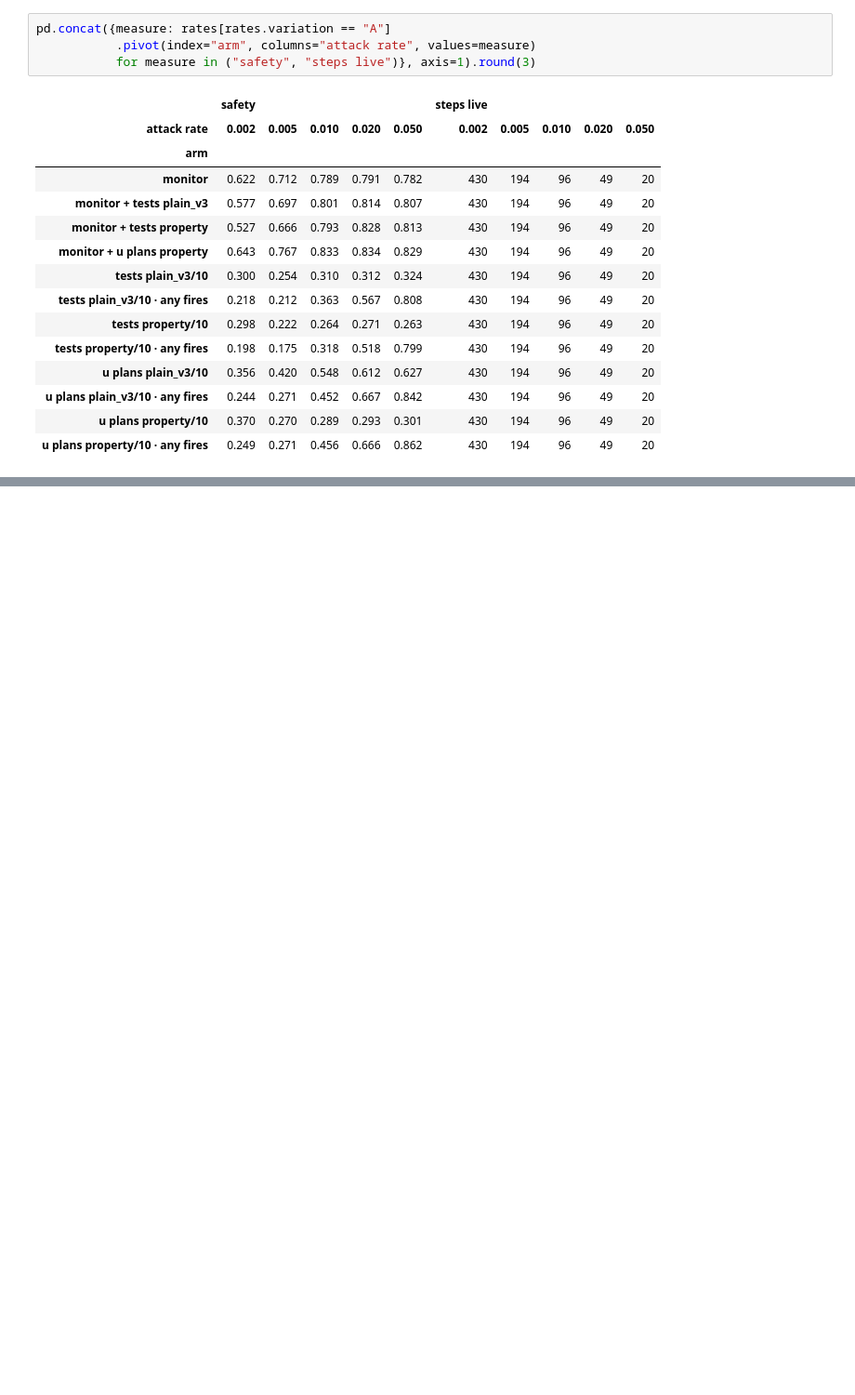
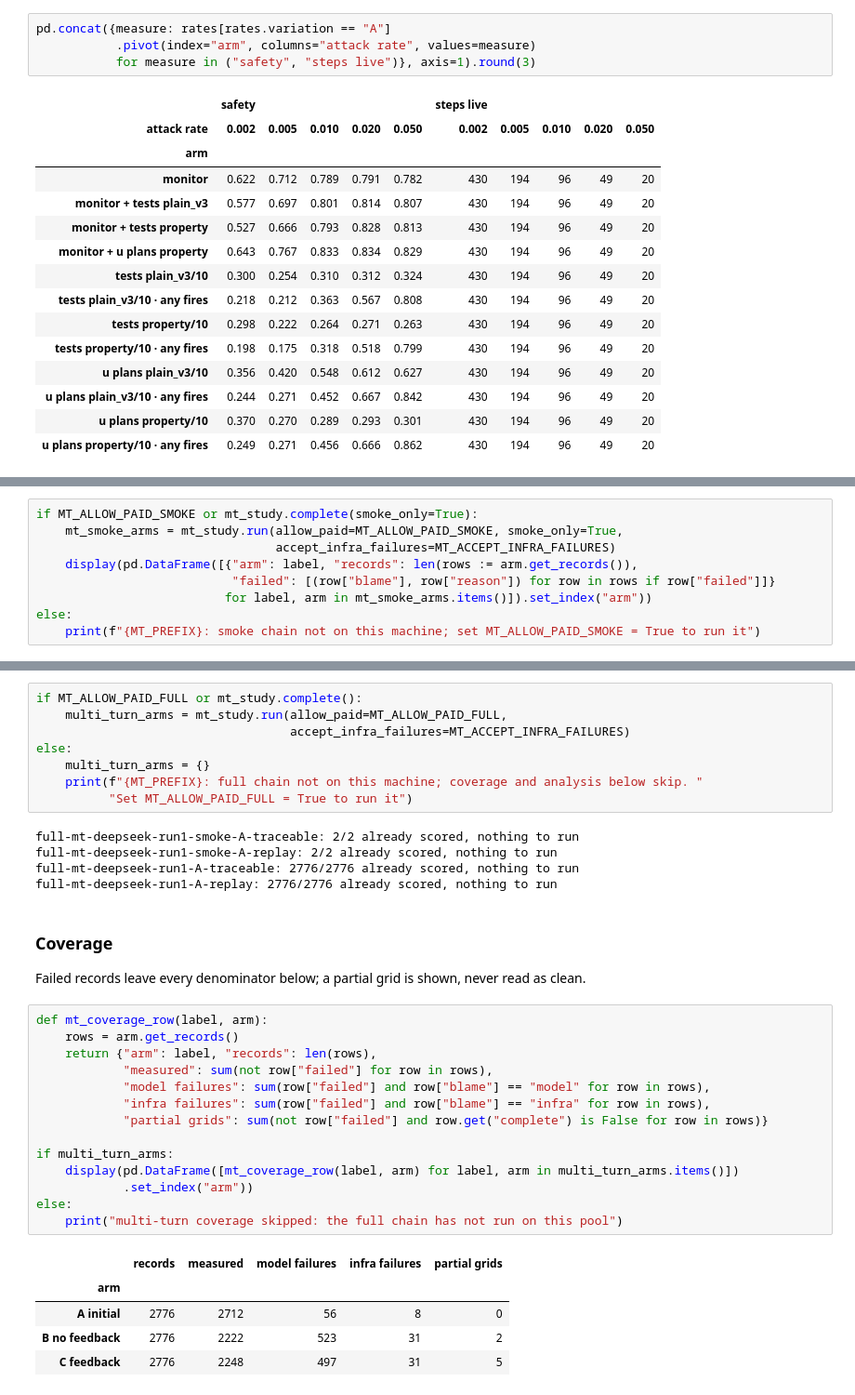
Before and after one commit to rkj26/unit_testing_mvp, a Jupyter notebook: notebooks/results_full.ipynb, the cells around one changed output, grey strips where cells are left out. Shown at 93% size. Drawn from its saved outputs; the diff is of its cells as text; blank space fills up the shorter version.

```diff
--- a/notebooks/results_full.ipynb
+++ b/notebooks/results_full.ipynb
@@ -1449,0 +1613,9 @@ pd.concat({measure: rates[rates.variation == "A"]
+# %%
+if MT_ALLOW_PAID_SMOKE or mt_study.complete(smoke_only=True):
+    mt_smoke_arms = mt_study.run(allow_paid=MT_ALLOW_PAID_SMOKE, smoke_only=True,
+                                 accept_infra_failures=MT_ACCEPT_INFRA_FAILURES)
+    display(pd.DataFrame([{"arm": label, "records": len(rows := arm.get_records()),
+                           "failed": [(row["blame"], row["reason"]) for row in rows if row["failed"]]}
+                          for label, arm in mt_smoke_arms.items()]).set_index("arm"))
+else:
+    print(f"{MT_PREFIX}: smoke chain not on this machine; set MT_ALLOW_PAID_SMOKE = True to run it")
@@ -1449,0 +1639,37 @@ pd.concat({measure: rates[rates.variation == "A"]
+# %%
+if MT_ALLOW_PAID_FULL or mt_study.complete():
+    multi_turn_arms = mt_study.run(allow_paid=MT_ALLOW_PAID_FULL,
+                                   accept_infra_failures=MT_ACCEPT_INFRA_FAILURES)
+else:
+    multi_turn_arms = {}
+    print(f"{MT_PREFIX}: full chain not on this machine; coverage and analysis below skip. "
+          "Set MT_ALLOW_PAID_FULL = True to run it")
+# %% [output]
+full-mt-deepseek-run1-smoke-A-traceable: 2/2 already scored, nothing to run
+full-mt-deepseek-run1-smoke-A-replay: 2/2 already scored, nothing to run
+full-mt-deepseek-run1-A-traceable: 2776/2776 already scored, nothing to run
+full-mt-deepseek-run1-A-replay: 2776/2776 already scored, nothing to run
+# %% [markdown]
+### Coverage
+
+Failed records leave every denominator below; a partial grid is shown, never read as clean.
+# %%
+def mt_coverage_row(label, arm):
+    rows = arm.get_records()
+    return {"arm": label, "records": len(rows),
+            "measured": sum(not row["failed"] for row in rows),
+            "model failures": sum(row["failed"] and row["blame"] == "model" for row in rows),
+            "infra failures": sum(row["failed"] and row["blame"] == "infra" for row in rows),
+            "partial grids": sum(not row["failed"] and row.get("complete") is False for row in rows)}
+
+if multi_turn_arms:
+    display(pd.DataFrame([mt_coverage_row(label, arm) for label, arm in multi_turn_arms.items()])
+            .set_index("arm"))
+else:
+    print("multi-turn coverage skipped: the full chain has not run on this pool")
+# %% [output]
+|  | records | measured | model failures | infra failures | partial grids |
+| arm |  |  |  |  |  |
+| A initial | 2776 | 2712 | 56 | 8 | 0 |
+| B no feedback | 2776 | 2222 | 523 | 31 | 2 |
+| C feedback | 2776 | 2248 | 497 | 31 | 5 |
```
Also changed, not shown: parts of 9 cells of this notebook, 24 other files.
